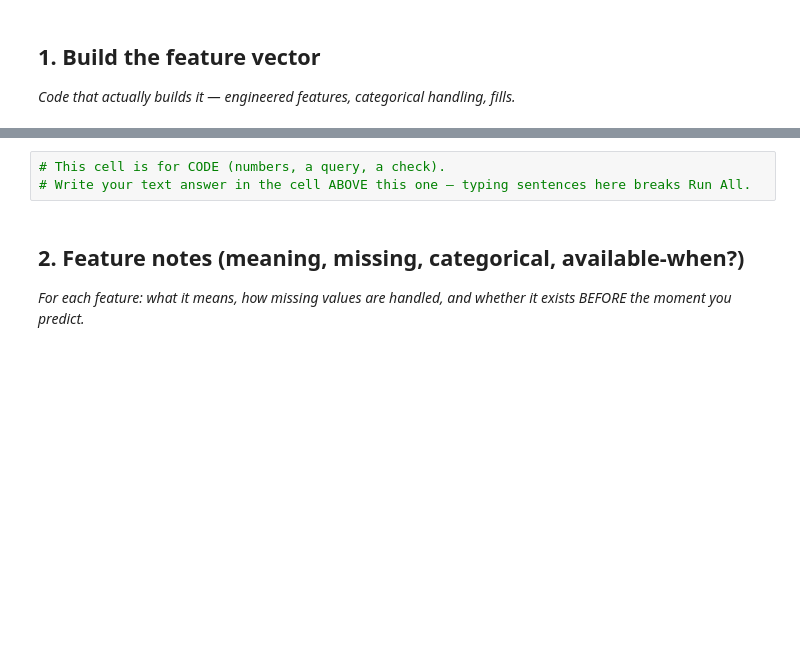
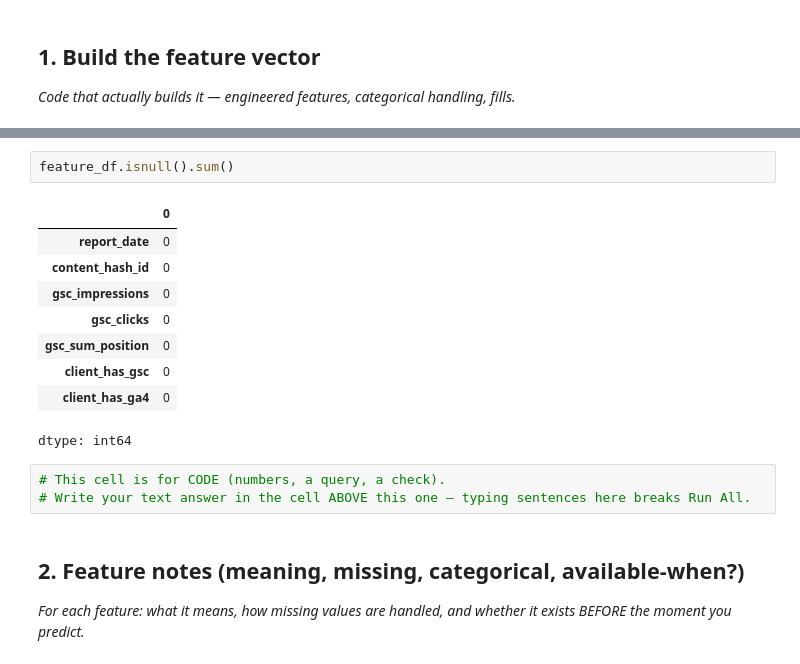
Before and after one commit to Vaib-raksh/Intern-ML, a Jupyter notebook: work/notebooks/w03_feature_leakage_check.ipynb, the cells around one changed output, grey strips where cells are left out. Cells and saved outputs as stored; diff of their text form; blank space fills up the shorter version.

```diff
--- a/work/notebooks/w03_feature_leakage_check.ipynb
+++ b/work/notebooks/w03_feature_leakage_check.ipynb
@@ -13,3 +163,15 @@ This skeleton is yours to fill. Work the sections **in order** — each one has
+# %%
+feature_df.isnull().sum()
+# %% [output]
+|  | 0 |
+| report_date | 0 |
+| content_hash_id | 0 |
+| gsc_impressions | 0 |
+| gsc_clicks | 0 |
+| gsc_sum_position | 0 |
+| client_has_gsc | 0 |
+| client_has_ga4 | 0 |
+dtype: int64
 # %%
 # This cell is for CODE (numbers, a query, a check).
 # Write your text answer in the cell ABOVE this one — typing sentences here breaks Run All.
```
Also changed, not shown: parts of 18 cells of this notebook.
